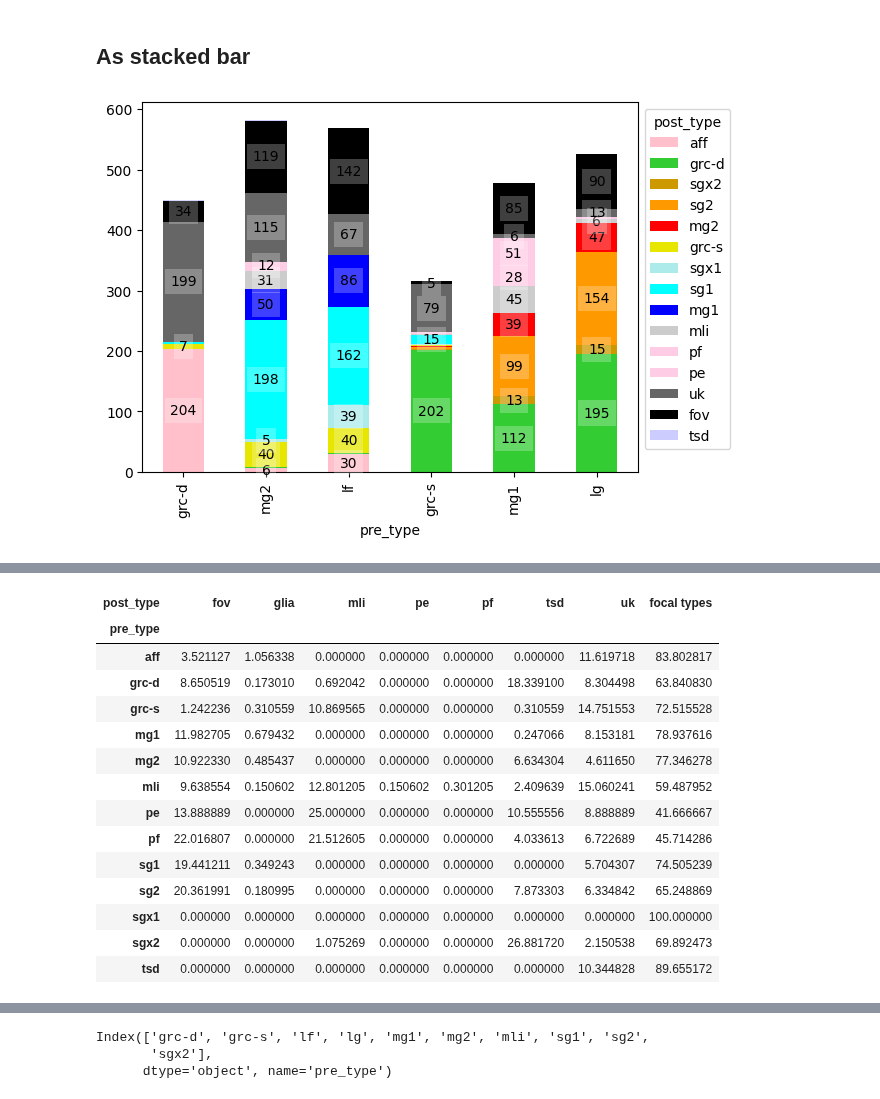
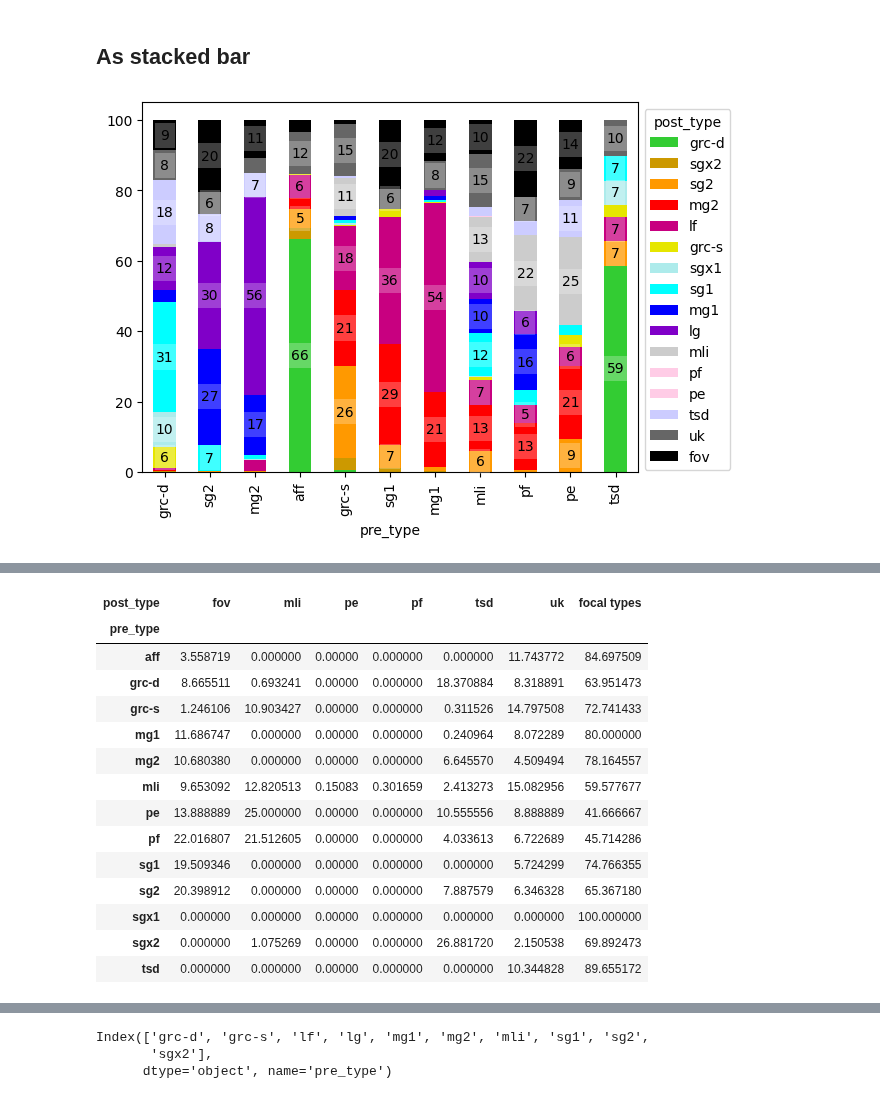
Before and after one commit to neurologic/eCREST, a Jupyter notebook: Connectivity.ipynb, the cells around one changed output, grey strips where cells are left out. Cells and saved outputs as stored; diff of their text form; code cells hidden in the pictures.

```diff
--- a/Connectivity.ipynb
+++ b/Connectivity.ipynb
@@ -746,8 +766,8 @@ df_edges = df_edges[df_edges['pre'].isin([int(id_) for id_ in df_progress[(df_pr
 
 
 # Filter by completeness of synaptic reconstructions
-df_edges_completed = df_edges[df_edges['pre'].isin([int(id_) for id_ in df_progress[df_progress['completed']>0.95]['id'].values])]
-# df_edges = pd.concat([df_edges_completed,df_edges[df_edges['pre_type'].isin(['aff'])]])
+df_edges_completed = df_edges[df_edges['pre'].isin([int(id_) for id_ in df_progress[df_progress['completed']>0.9]['id'].values])]
+df_edges = pd.concat([df_edges_completed,df_edges[df_edges['pre_type'].isin(['aff'])]])
 
 
 # if syn=='post-synaptic':
@@ -1014,36 +1034,36 @@ syn_colors = {
 # %%
 res = df_edges.groupby(['pre_type','post_type'])[['weight']].sum(numeric_only=True)#.reset_index()
 syn_total = res.groupby('pre_type')['weight'].sum()
 n_pre = df_edges.groupby(['pre_type'])['pre'].nunique()#.reset_index()['pre']
 n_post = df_edges.groupby(['pre_type'])['post'].nunique()#.reset_index()['pre']
 
 res.loc[:,'weight_norm'] = res.weight / syn_total *100
 
-matrix_normalized = res.reset_index().pivot(index='pre_type', columns='post_type', values='weight').fillna(0) #weight_norm
+matrix_normalized = res.reset_index().pivot(index='pre_type', columns='post_type', values='weight_norm').fillna(0) #weight_norm
 
 
 if syn == 'post-synaptic':
     order_pre = ['grc-d','sg2','mg2','aff','grc-s','sg1','mg1','mli','pf','pe','tsd']#,'dml']#,'dml'] #['grc-d','sg2','mg2','lf','grc-s','sg1','mg1','lg','dml']
-    order_post = ['grc-d','sgx2','sg2','mg2','lf','grc-s','sgx1','sg1','mg1','lg','mli','pf','pe','tsd','uk','fov','glia']
+    order_post = ['grc-d','sgx2','sg2','mg2','lf','grc-s','sgx1','sg1','mg1','lg','mli','pf','pe','tsd','uk','fov']#,'glia']
 if syn == 'pre-synaptic':
     order_pre = ['grc-d','mg2','lf','grc-s','mg1','lg']#,'dml'] #['grc-d','sg2','mg2','lf','grc-s','sg1','mg1','lg','dml']
     order_post = ['aff','grc-d','sgx2','sg2','mg2','grc-s','sgx1','sg1','mg1','mli','pf','pe','uk','fov','tsd']
 
 ax = matrix_normalized.loc[order_pre,order_post].plot.bar(stacked=True,color = syn_colors)
 
 for p in ax.patches:
     width, height = p.get_width(), p.get_height()
     x, y = p.get_xy()
     if height >= 5:
         t = ax.text(x+width/2,
                 y+height/2,
                 f'{height:.0f}',
                 horizontalalignment='center',
                 verticalalignment='center')
         t.set_bbox(dict(facecolor='white', alpha=0.25, edgecolor = 'None'))
 sns.move_legend(ax, "upper right", bbox_to_anchor=(1.2, 1))
 # %% [output]
-[figure, old version]
+[figure, new version]
 # %%
 matrix_normalized
 # %% [output]
@@ -1064,21 +1084,21 @@ df_combined_col.loc[:,'focal types'] = df_combined_col[columns_to_combine].sum(a
 # %%
 df_combined_col.drop(columns=columns_to_combine)
 # %% [output]
-| post_type | fov | glia | mli | pe | pf | tsd | uk | focal types |
-| pre_type |  |  |  |  |  |  |  |  |
-| aff | 3.521127 | 1.056338 | 0.000000 | 0.000000 | 0.000000 | 0.000000 | 11.619718 | 83.802817 |
-| grc-d | 8.650519 | 0.173010 | 0.692042 | 0.000000 | 0.000000 | 18.339100 | 8.304498 | 63.840830 |
-| grc-s | 1.242236 | 0.310559 | 10.869565 | 0.000000 | 0.000000 | 0.310559 | 14.751553 | 72.515528 |
-| mg1 | 11.982705 | 0.679432 | 0.000000 | 0.000000 | 0.000000 | 0.247066 | 8.153181 | 78.937616 |
-| mg2 | 10.922330 | 0.485437 | 0.000000 | 0.000000 | 0.000000 | 6.634304 | 4.611650 | 77.346278 |
-| mli | 9.638554 | 0.150602 | 12.801205 | 0.150602 | 0.301205 | 2.409639 | 15.060241 | 59.487952 |
-| pe | 13.888889 | 0.000000 | 25.000000 | 0.000000 | 0.000000 | 10.555556 | 8.888889 | 41.666667 |
-| pf | 22.016807 | 0.000000 | 21.512605 | 0.000000 | 0.000000 | 4.033613 | 6.722689 | 45.714286 |
-| sg1 | 19.441211 | 0.349243 | 0.000000 | 0.000000 | 0.000000 | 0.000000 | 5.704307 | 74.505239 |
-| sg2 | 20.361991 | 0.180995 | 0.000000 | 0.000000 | 0.000000 | 7.873303 | 6.334842 | 65.248869 |
-| sgx1 | 0.000000 | 0.000000 | 0.000000 | 0.000000 | 0.000000 | 0.000000 | 0.000000 | 100.000000 |
-| sgx2 | 0.000000 | 0.000000 | 1.075269 | 0.000000 | 0.000000 | 26.881720 | 2.150538 | 69.892473 |
-| tsd | 0.000000 | 0.000000 | 0.000000 | 0.000000 | 0.000000 | 0.000000 | 10.344828 | 89.655172 |
+| post_type | fov | mli | pe | pf | tsd | uk | focal types |
+| pre_type |  |  |  |  |  |  |  |
+| aff | 3.558719 | 0.000000 | 0.00000 | 0.000000 | 0.000000 | 11.743772 | 84.697509 |
+| grc-d | 8.665511 | 0.693241 | 0.00000 | 0.000000 | 18.370884 | 8.318891 | 63.951473 |
+| grc-s | 1.246106 | 10.903427 | 0.00000 | 0.000000 | 0.311526 | 14.797508 | 72.741433 |
+| mg1 | 11.686747 | 0.000000 | 0.00000 | 0.000000 | 0.240964 | 8.072289 | 80.000000 |
+| mg2 | 10.680380 | 0.000000 | 0.00000 | 0.000000 | 6.645570 | 4.509494 | 78.164557 |
+| mli | 9.653092 | 12.820513 | 0.15083 | 0.301659 | 2.413273 | 15.082956 | 59.577677 |
+| pe | 13.888889 | 25.000000 | 0.00000 | 0.000000 | 10.555556 | 8.888889 | 41.666667 |
+| pf | 22.016807 | 21.512605 | 0.00000 | 0.000000 | 4.033613 | 6.722689 | 45.714286 |
+| sg1 | 19.509346 | 0.000000 | 0.00000 | 0.000000 | 0.000000 | 5.724299 | 74.766355 |
+| sg2 | 20.398912 | 0.000000 | 0.00000 | 0.000000 | 7.887579 | 6.346328 | 65.367180 |
+| sgx1 | 0.000000 | 0.000000 | 0.00000 | 0.000000 | 0.000000 | 0.000000 | 100.000000 |
+| sgx2 | 0.000000 | 1.075269 | 0.00000 | 0.000000 | 26.881720 | 2.150538 | 69.892473 |
+| tsd | 0.000000 | 0.000000 | 0.00000 | 0.000000 | 0.000000 | 10.344828 | 89.655172 |
 # %%
 
 df_combined_col = deepcopy(matrix_normalized)
```
Also changed, not shown: parts of 17 cells of this notebook, 3 other files.
